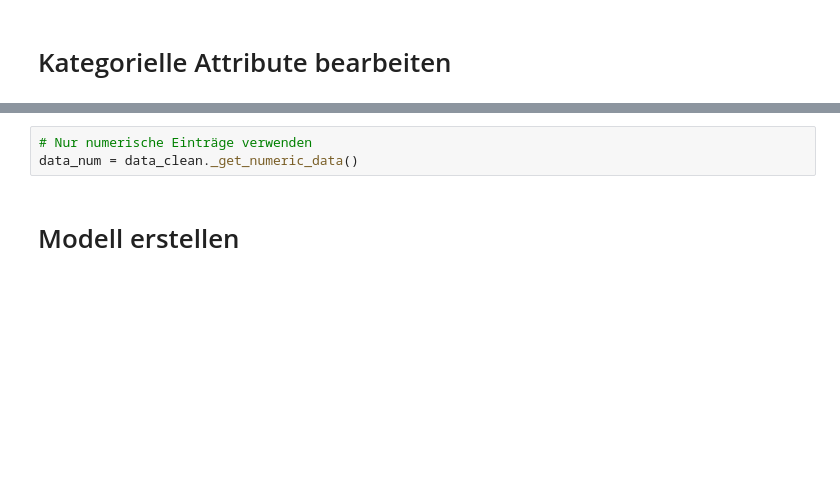
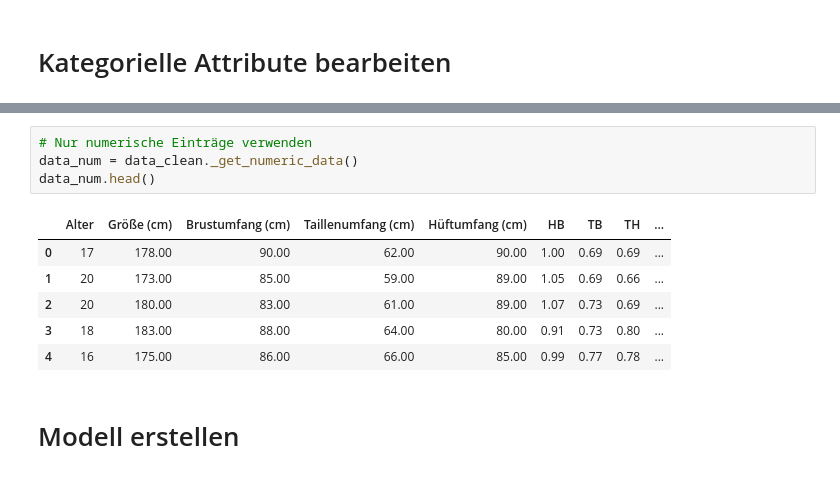
Before and after one commit to hamiltonian/GNTM, a Jupyter notebook: jupyter/GNTM Survival Analysis.ipynb, the cells around one changed output, grey strips where cells are left out. Drawn from its saved outputs; the diff is of its cells as text; blank space fills up the shorter version.

```diff
--- a/jupyter/GNTM Survival Analysis.ipynb
+++ b/jupyter/GNTM Survival Analysis.ipynb
@@ -166,5 +169,13 @@ KeyError: "['Haarfarbe'] not found in axis"
 # %%
 # Nur numerische Einträge verwenden
 data_num = data_clean._get_numeric_data()
+data_num.head()
+# %% [output]
+|  | Alter | Größe (cm) | Brustumfang (cm) | Taillenumfang (cm) | Hüftumfang (cm) | HB | TB | TH | ... |
+| 0 | 17 | 178.00 | 90.00 | 62.00 | 90.00 | 1.00 | 0.69 | 0.69 | ... |
+| 1 | 20 | 173.00 | 85.00 | 59.00 | 89.00 | 1.05 | 0.69 | 0.66 | ... |
+| 2 | 20 | 180.00 | 83.00 | 61.00 | 89.00 | 1.07 | 0.73 | 0.69 | ... |
+| 3 | 18 | 183.00 | 88.00 | 64.00 | 80.00 | 0.91 | 0.73 | 0.80 | ... |
+| 4 | 16 | 175.00 | 86.00 | 66.00 | 85.00 | 0.99 | 0.77 | 0.78 | ... |
 # %% [markdown]
 # Modell erstellen
```
Also changed, not shown: parts of 12 cells of this notebook.
